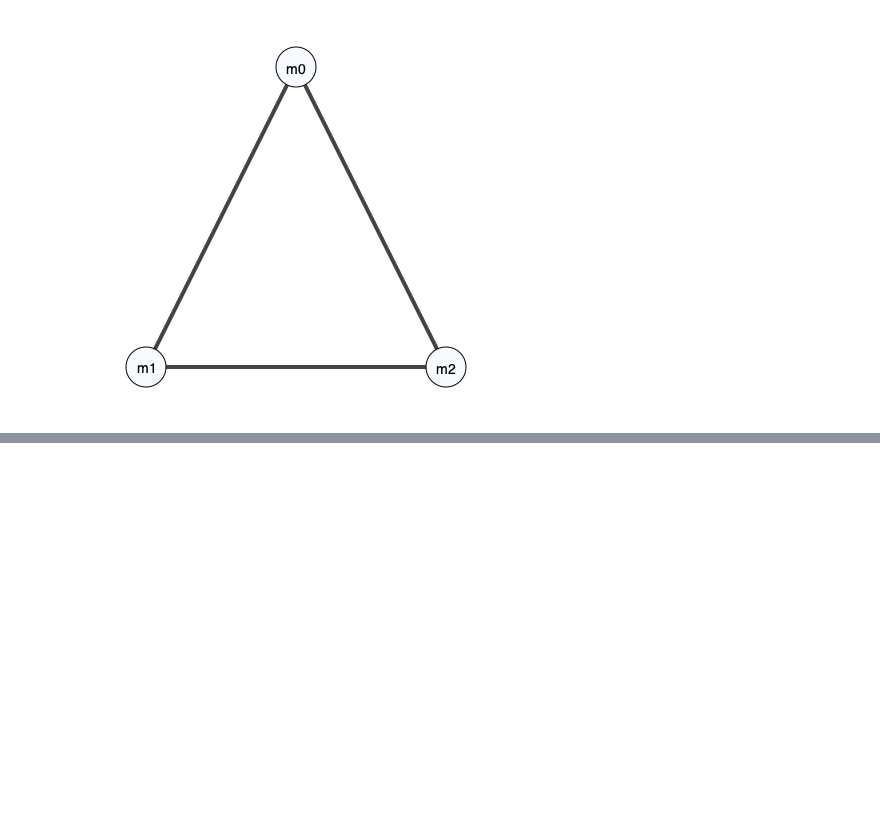
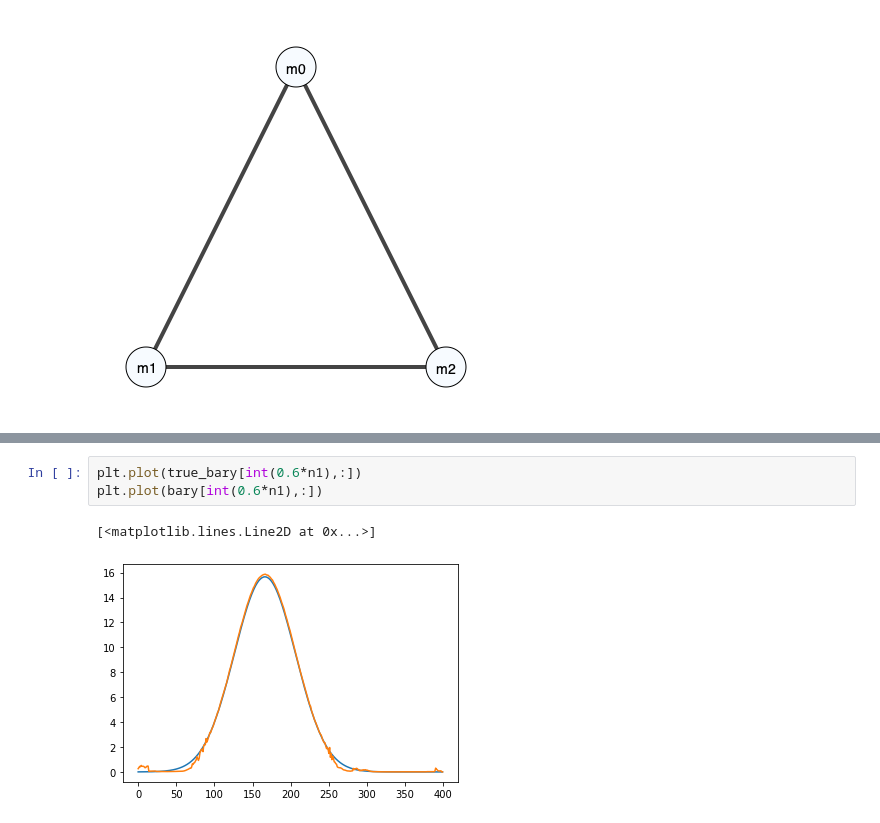
Before and after one commit to simda-muri/mmot, a Jupyter notebook: examples/Barycenter.ipynb, the cells around one changed output, grey strips where cells are left out. Drawn from its saved outputs; the diff is of its cells as text; blank space fills up the shorter version.

```diff
--- a/examples/Barycenter.ipynb
+++ b/examples/Barycenter.ipynb
@@ -112,0 +138,6 @@ Text(0.5, 1.0, 'True Barycenter')
+# %%
+plt.plot(true_bary[int(0.6*n1),:])
+plt.plot(bary[int(0.6*n1),:])
+# %% [output]
+[<matplotlib.lines.Line2D at 0x...>]
+[figure, added]
```
Also changed, not shown: parts of 4 cells of this notebook, 2 other files.
